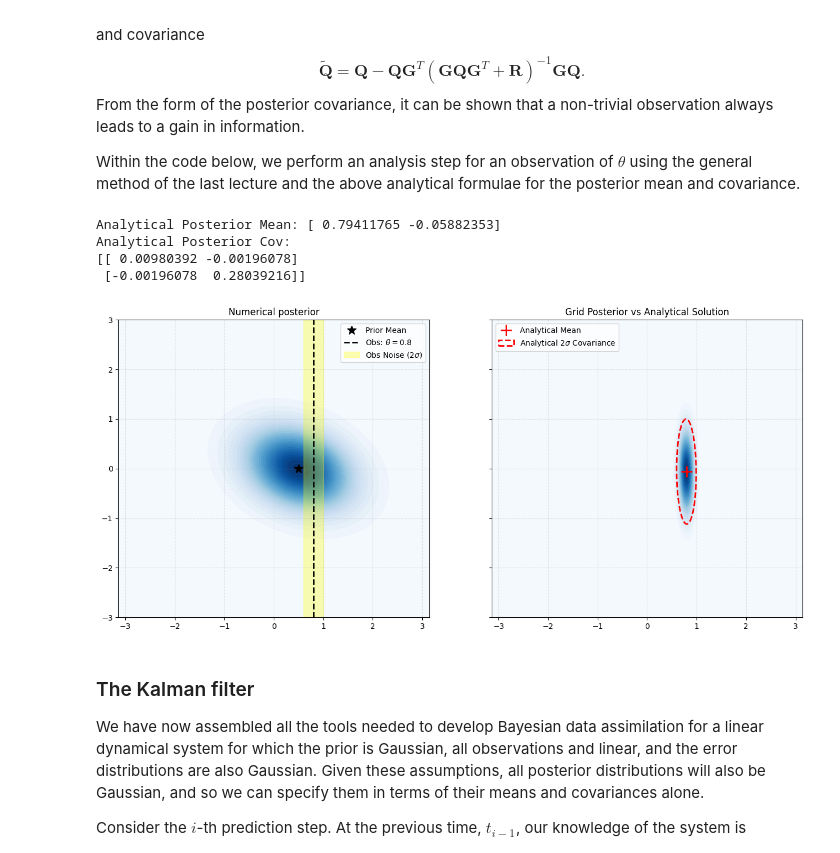
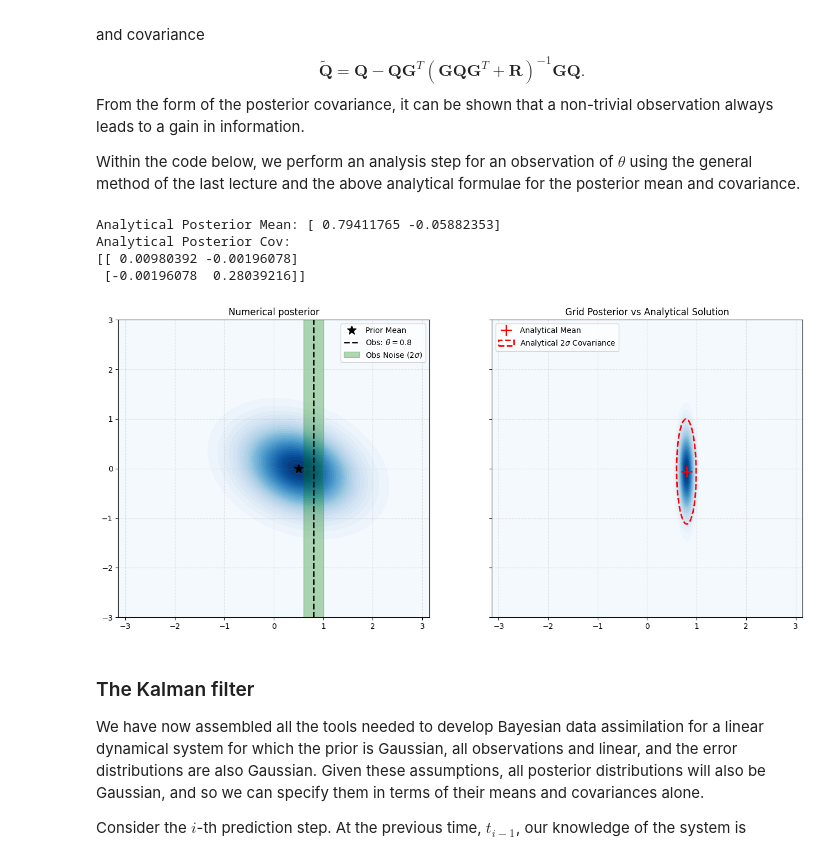
Before and after one commit to da380/pygeoinf, a Jupyter notebook: rough_work/lecture2.ipynb, the cells around one changed output. Drawn from its saved outputs; the diff is of its cells as text; code cells hidden in the pictures.

```diff
--- a/rough_work/lecture2.ipynb
+++ b/rough_work/lecture2.ipynb
@@ -433,7 +433,7 @@ ax1.axvline(
 ax1.axvspan(
     y_obs[0] - 2*np.sqrt(R[0,0]),
     y_obs[0] + 2*np.sqrt(R[0,0]),
-    color='yellow',
+    color='green',
     alpha=0.3,
     label='Obs Noise ($2\sigma$)'
 )
@@ -449,34 +449,34 @@ ax2.plot(
     post_mean[0],
     post_mean[1],
     'r+',
     ms=15,
     markeredgewidth=2,
     label='Analytical Mean'
 )
 vals, vecs = np.linalg.eig(post_cov)
 angle = np.degrees(np.arctan2(vecs[1, 0], vecs[0, 0]))
 width, height = 4 * np.sqrt(vals)
 ell = Ellipse(
     xy=post_mean,
     width=width,
     height=height,
     angle=angle,
     edgecolor='red',
     facecolor='none',
     linestyle='--',
     lw=2,
     label='Analytical 2$\sigma$ Covariance'
 )
 ax2.add_patch(ell)
 
 ax2.legend(loc='upper left')
 plt.show()
 # %% [output]
 Analytical Posterior Mean: [ 0.79411765 -0.05882353]
 Analytical Posterior Cov:
 [[ 0.00980392 -0.00196078]
  [-0.00196078  0.28039216]]
-[figure, old version]
+[figure, new version]
 # %% [markdown]
 ### The Kalman filter
 
```
Also changed, not shown: 5 other files.
